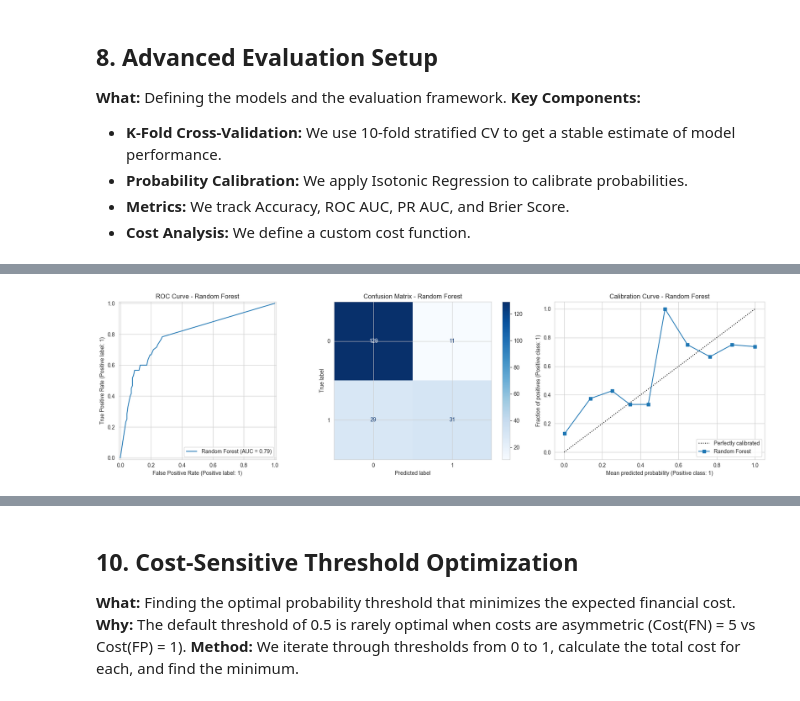
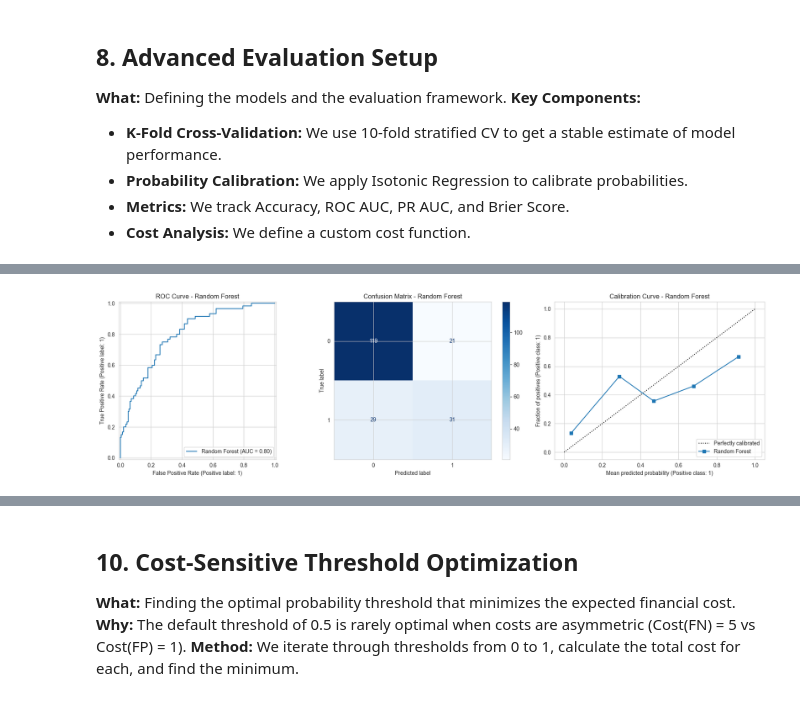
Before and after one commit to Asiadigi/DataScience-ML-FinalProject, a Jupyter notebook: credit_default_prediction.ipynb, the cells around one changed output, grey strips where cells are left out. Cells and saved outputs as stored; diff of their text form; code cells hidden in the pictures.

Commit message:
Added post-processing methods to improve probability accuracy

```diff
--- a/credit_default_prediction.ipynb
+++ b/credit_default_prediction.ipynb
@@ -335,0 +379,15 @@ def calculate_cost(y_true, y_pred):
+# %%
+print("Experiment 2: Binning Effect (CatBoost)")
+cat = CatBoostClassifier(verbose=0, random_state=42)
+cat.fit(X_train_preprocessed, y_train)
+prob_cat = cat.predict_proba(X_test_preprocessed)[:, 1]
+
+fig, axes = plt.subplots(1, 3, figsize=(18, 5))
+bins_list = [5, 10, 20]
+
+for i, bins in enumerate(bins_list):
+    CalibrationDisplay.from_predictions(y_test, prob_cat, n_bins=bins, name=f'CatBoost ({bins} bins)', ax=axes[i])
+    axes[i].set_title(f'Calibration Curve (n_bins={bins})')
+
+plt.tight_layout()
+plt.show()
@@ -342,13 +438,24 @@ def calculate_cost(y_true, y_pred):
 # %%
 results = []
+all_probs = {} # Store probabilities for combined plotting
 
 print(f"{'Model':<25} | {'Acc':<6} | {'ROC':<6} | {'PR-AUC':<6} | {'Brier':<6} | {'Cost':<6}")
 print("-" * 75)
 
-# 10-Fold CV for robust estimation
+# 10-Fold CV
 cv = StratifiedKFold(n_splits=10, shuffle=True, random_state=42)
 
-for name, model in models.items():
+# Define Regularized Models
+models_optimized = {
+    "Logistic Regression": LogisticRegression(max_iter=1000, class_weight='balanced', random_state=42),
+    "Random Forest": RandomForestClassifier(n_estimators=200, min_samples_leaf=5, class_weight='balanced', random_state=42),
+    "XGBoost": XGBClassifier(eval_metric='logloss', learning_rate=0.05, n_estimators=200, max_depth=3, min_child_weight=5, subsample=0.8, random_state=42),
+    "LightGBM": LGBMClassifier(learning_rate=0.05, n_estimators=200, num_leaves=20, min_child_samples=30, random_state=42, verbose=-1),
+    "CatBoost": CatBoostClassifier(iterations=200, learning_rate=0.05, depth=4, l2_leaf_reg=5, verbose=0, random_state=42),
+    "GAM (EBM)": ExplainableBoostingClassifier(random_state=42, interactions=0), # Simpler EBM
+}
+
+for name, model in models_optimized.items():
     # Handle EBM (raw data) vs others (preprocessed)
     if name == "GAM (EBM)":
         X_curr = X_train
@@ -360,9 +467,9 @@ for name, model in models.items():
     # 1. Train Base Model
     model.fit(X_curr, y_train)
 
-    # 2. Calibrate Model (Isotonic)
+    # 2. Calibrate Model (Sigmoid/Platt Scaling for safety)
     if name != "GAM (EBM)":
-        calibrated_model = CalibratedClassifierCV(FrozenEstimator(model), method='isotonic')
+        calibrated_model = CalibratedClassifierCV(FrozenEstimator(model), method='sigmoid')
         calibrated_model.fit(X_curr, y_train)
         final_model = calibrated_model
     else:
@@ -371,6 +478,9 @@ for name, model in models.items():
     # 3. Predict
     y_prob = final_model.predict_proba(X_test_curr)[:, 1]
     y_pred = final_model.predict(X_test_curr)
+
+    # Store for combined plots
+    all_probs[name] = y_prob
 
     # 4. Calculate Metrics
     acc = accuracy_score(y_test, y_pred)
@@ -390,7 +500,7 @@ for name, model in models.items():
 
     print(f"{name:<25} | {acc:.4f} | {roc:.4f} | {pr_auc:.4f} | {brier:.4f} | {cost:<6}")
 
-    # 5. Visualizations
+    # 5. Visualizations (Individual)
     fig, axes = plt.subplots(1, 3, figsize=(18, 5))
 
     # ROC Curve
@@ -403,8 +513,8 @@ for name, model in models.items():
     ConfusionMatrixDisplay.from_predictions(y_test, y_pred, ax=axes[1], cmap='Blues')
     axes[1].set_title(f'Confusion Matrix - {name}')
 
-    # Calibration Curve
-    CalibrationDisplay.from_predictions(y_test, y_prob, n_bins=10, name=name, ax=axes[2])
+    # Calibration Curve (n_bins=5 for smoothing)
+    CalibrationDisplay.from_predictions(y_test, y_prob, n_bins=5, name=name, ax=axes[2])
     axes[2].set_title(f'Calibration Curve - {name}')
 
     plt.tight_layout()
@@ -415,6 +525,40 @@ results_df = pd.DataFrame(results)
 results_df = results_df.sort_values(by="Cost", ascending=True)
 print("\nPerformance Summary Table (Sorted by Cost):")
 display(results_df)
+
+# --- Combined Visualizations ---
+
+# 1. Combined Calibration Curve (n_bins=5)
+plt.figure(figsize=(10, 8))
+for name, y_prob in all_probs.items():
+    CalibrationDisplay.from_predictions(y_test, y_prob, n_bins=5, name=name, ax=plt.gca())
+plt.title('Combined Calibration Curves (Sigmoid + Regularized)')
+plt.legend(loc='best')
+plt.show()
+
+# 2. Mean Predicted Probability Charts (Distributions)
+print("\nPredicted Probability Distributions:")
+n_models = len(models_optimized)
+cols = 3
+rows = (n_models + cols - 1) // cols
+
+fig, axes = plt.subplots(rows, cols, figsize=(18, 5 * rows))
+axes = axes.flatten()
+
+for i, (name, y_prob) in enumerate(all_probs.items()):
+    mean_prob = np.mean(y_prob)
+    sns.histplot(y_prob, bins=20, kde=True, ax=axes[i], color='skyblue', edgecolor='black')
+    axes[i].axvline(mean_prob, color='red', linestyle='--', label=f'Mean: {mean_prob:.2f}')
+    axes[i].set_title(f'{name} - Prob Distribution')
+    axes[i].set_xlabel('Predicted Probability')
+    axes[i].legend()
+
+# Hide unused subplots
+for j in range(i + 1, len(axes)):
+    axes[j].axis('off')
+
+plt.tight_layout()
+plt.show()
 # %% [output]
 Model                     | Acc    | ROC    | PR-AUC | Brier  | Cost
 ---------------------------------------------------------------------------
@@ -424 +568 @@ Random Forest             | 0.8000 | 0.7931 | 0.6082 | 0.1731 | 156
-[figure, old version]
+[figure, new version]
```
Also changed, not shown: parts of 9 cells of this notebook, 4 other files.
